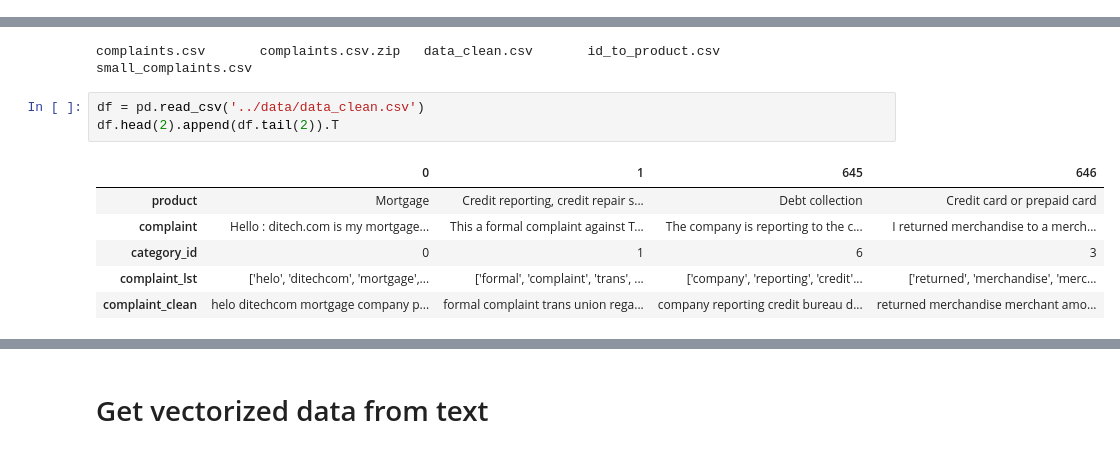
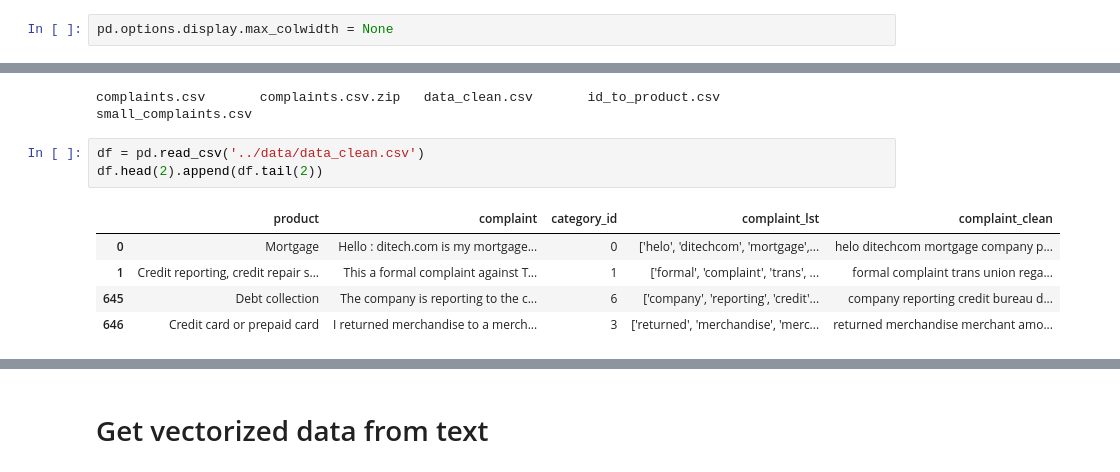
Before and after one commit to bhishanpdl/Project_Consumer_Complaint, a Jupyter notebook: notebooks/a03_modelling_text_data.ipynb, the cells around one changed output, grey strips where cells are left out. Saved outputs shown, nothing was run; the diff lists cells and outputs as text.

```diff
--- a/notebooks/a03_modelling_text_data.ipynb
+++ b/notebooks/a03_modelling_text_data.ipynb
@@ -68,3 +68,5 @@ from yellowbrick.classifier import ClassPredictionError
 from yellowbrick.classifier import ConfusionMatrix
 from yellowbrick.classifier import ROCAUC
 from yellowbrick.classifier import PrecisionRecallCurve
+# %%
+pd.options.display.max_colwidth = None
@@ -76,11 +98,10 @@ from yellowbrick.classifier import PrecisionRecallCurve
 complaints.csv       complaints.csv.zip   data_clean.csv       id_to_product.csv    small_complaints.csv
 # %%
 df = pd.read_csv('../data/data_clean.csv')
-df.head(2).append(df.tail(2)).T
+df.head(2).append(df.tail(2))
 # %% [output]
-|  | 0 | 1 | 645 | 646 |
-| product | Mortgage | Credit reporting, credit repair s... | Debt collection | Credit card or prepaid card |
-| complaint | Hello : ditech.com is my mortgage... | This a formal complaint against T... | The company is reporting to the c... | I returned merchandise to a merch... |
-| category_id | 0 | 1 | 6 | 3 |
-| complaint_lst | ['helo', 'ditechcom', 'mortgage',... | ['formal', 'complaint', 'trans', ... | ['company', 'reporting', 'credit'... | ['returned', 'merchandise', 'merc... |
-| complaint_clean | helo ditechcom mortgage company p... | formal complaint trans union rega... | company reporting credit bureau d... | returned merchandise merchant amo... |
+|  | product | complaint | category_id | complaint_lst | complaint_clean |
+| 0 | Mortgage | Hello : ditech.com is my mortgage... | 0 | ['helo', 'ditechcom', 'mortgage',... | helo ditechcom mortgage company p... |
+| 1 | Credit reporting, credit repair s... | This a formal complaint against T... | 1 | ['formal', 'complaint', 'trans', ... | formal complaint trans union rega... |
+| 645 | Debt collection | The company is reporting to the c... | 6 | ['company', 'reporting', 'credit'... | company reporting credit bureau d... |
+| 646 | Credit card or prepaid card | I returned merchandise to a merch... | 3 | ['returned', 'merchandise', 'merc... | returned merchandise merchant amo... |
```
Also changed, not shown: parts of 17 cells of this notebook, 7 other files.
